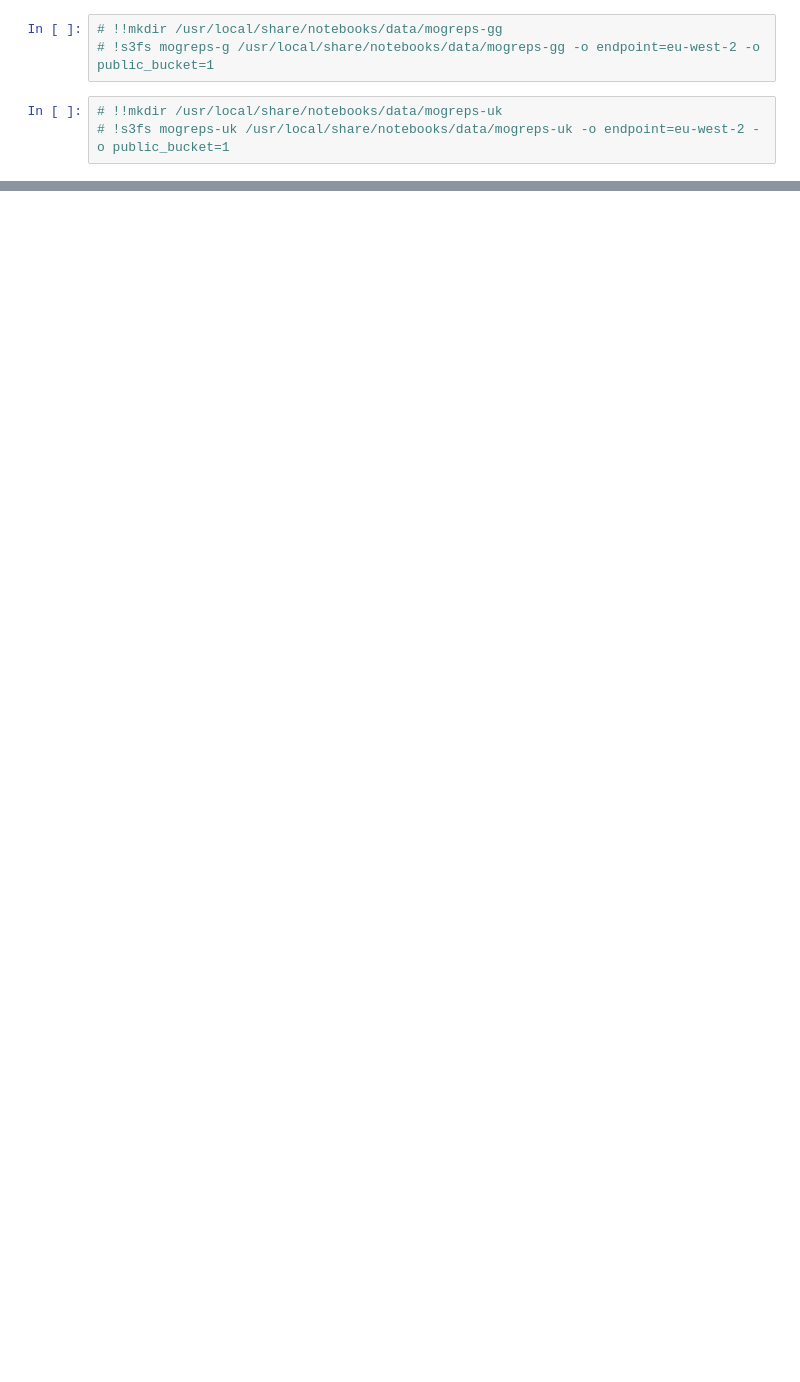
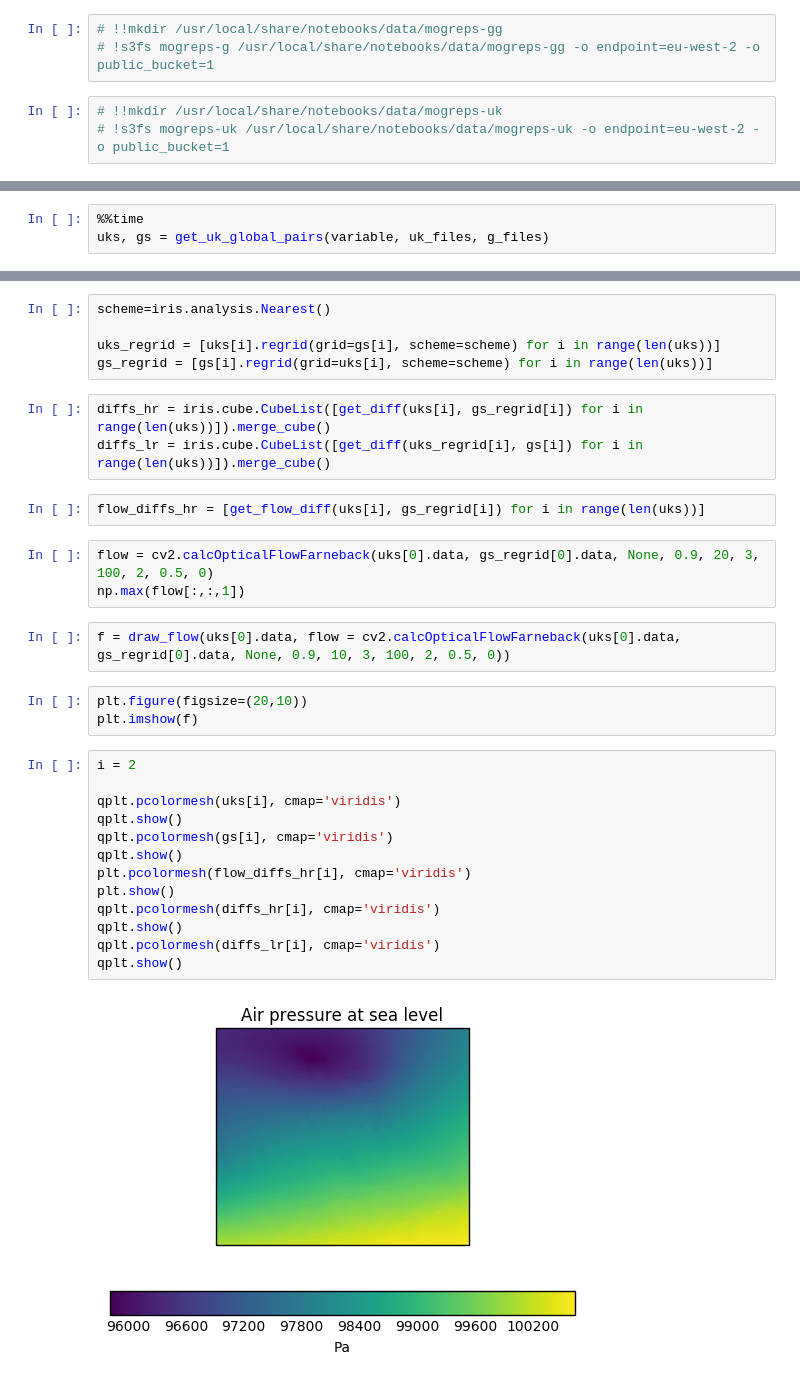
Before and after one commit to informatics-lab/model_comparison, a Jupyter notebook: differences.ipynb, the cells around one changed output, grey strips where cells are left out. Saved outputs shown, nothing was run; the diff lists cells and outputs as text; blank space fills up the shorter version.

Commit message:
refactor and optical flow

```diff
--- a/differences.ipynb
+++ b/differences.ipynb
@@ -173,0 +66,3 @@ for i in range(4):
+# %%
+%%time
+uks, gs = get_uk_global_pairs(variable, uk_files, g_files)
@@ -173,0 +86,33 @@ for i in range(4):
+# %%
+scheme=iris.analysis.Nearest()
+
+uks_regrid = [uks[i].regrid(grid=gs[i], scheme=scheme) for i in range(len(uks))]
+gs_regrid = [gs[i].regrid(grid=uks[i], scheme=scheme) for i in range(len(uks))]
+# %%
+diffs_hr = iris.cube.CubeList([get_diff(uks[i], gs_regrid[i]) for i in range(len(uks))]).merge_cube()
+diffs_lr = iris.cube.CubeList([get_diff(uks_regrid[i], gs[i]) for i in range(len(uks))]).merge_cube()
+# %%
+flow_diffs_hr = [get_flow_diff(uks[i], gs_regrid[i]) for i in range(len(uks))]
+# %%
+flow = cv2.calcOpticalFlowFarneback(uks[0].data, gs_regrid[0].data, None, 0.9, 20, 3, 100, 2, 0.5, 0)
+np.max(flow[:,:,1])
+# %%
+f = draw_flow(uks[0].data, flow = cv2.calcOpticalFlowFarneback(uks[0].data, gs_regrid[0].data, None, 0.9, 10, 3, 100, 2, 0.5, 0))
+# %%
+plt.figure(figsize=(20,10))
+plt.imshow(f)
+# %%
+i = 2
+
+qplt.pcolormesh(uks[i], cmap='viridis')
+qplt.show()
+qplt.pcolormesh(gs[i], cmap='viridis')
+qplt.show()
+plt.pcolormesh(flow_diffs_hr[i], cmap='viridis')
+plt.show()
+qplt.pcolormesh(diffs_hr[i], cmap='viridis')
+qplt.show()
+qplt.pcolormesh(diffs_lr[i], cmap='viridis')
+qplt.show()
+# %% [output]
+[figure, added]
```
Also changed, not shown: parts of 40 cells of this notebook, 2 other files.
